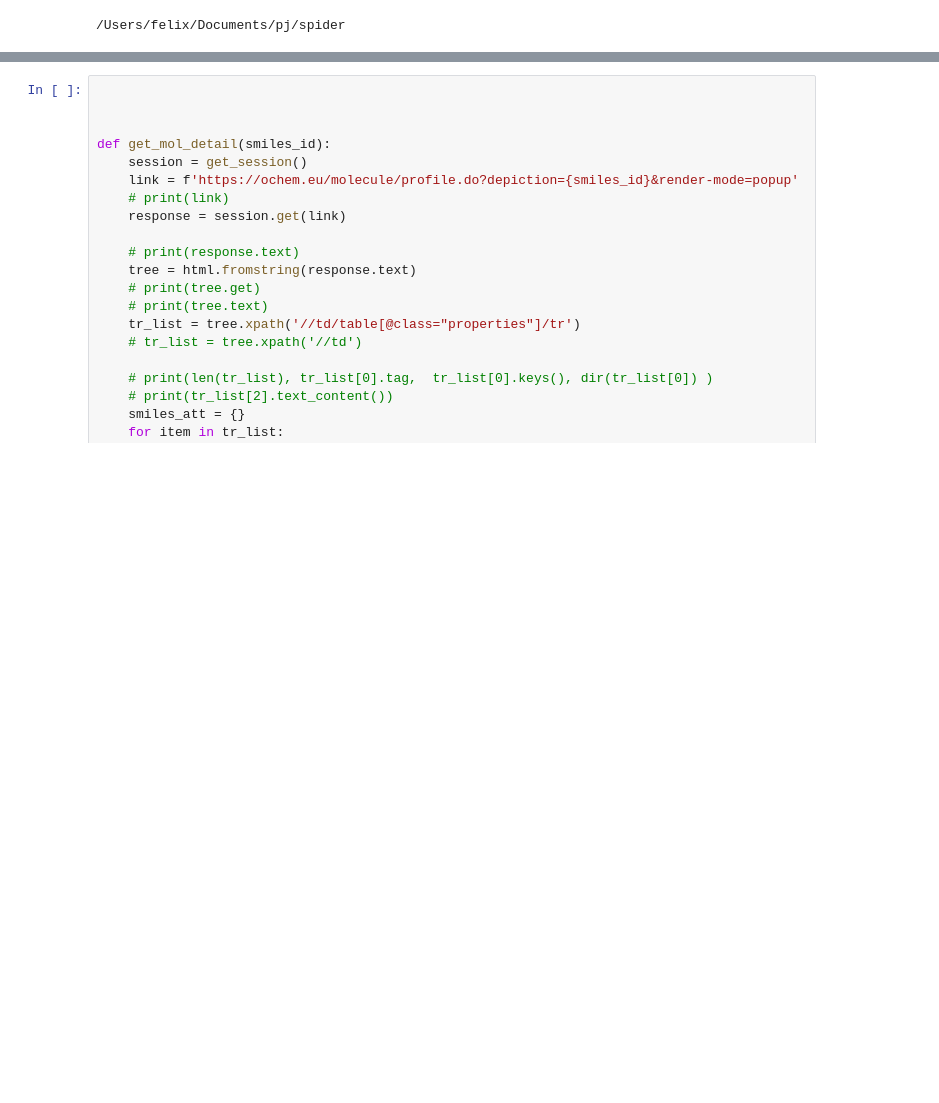
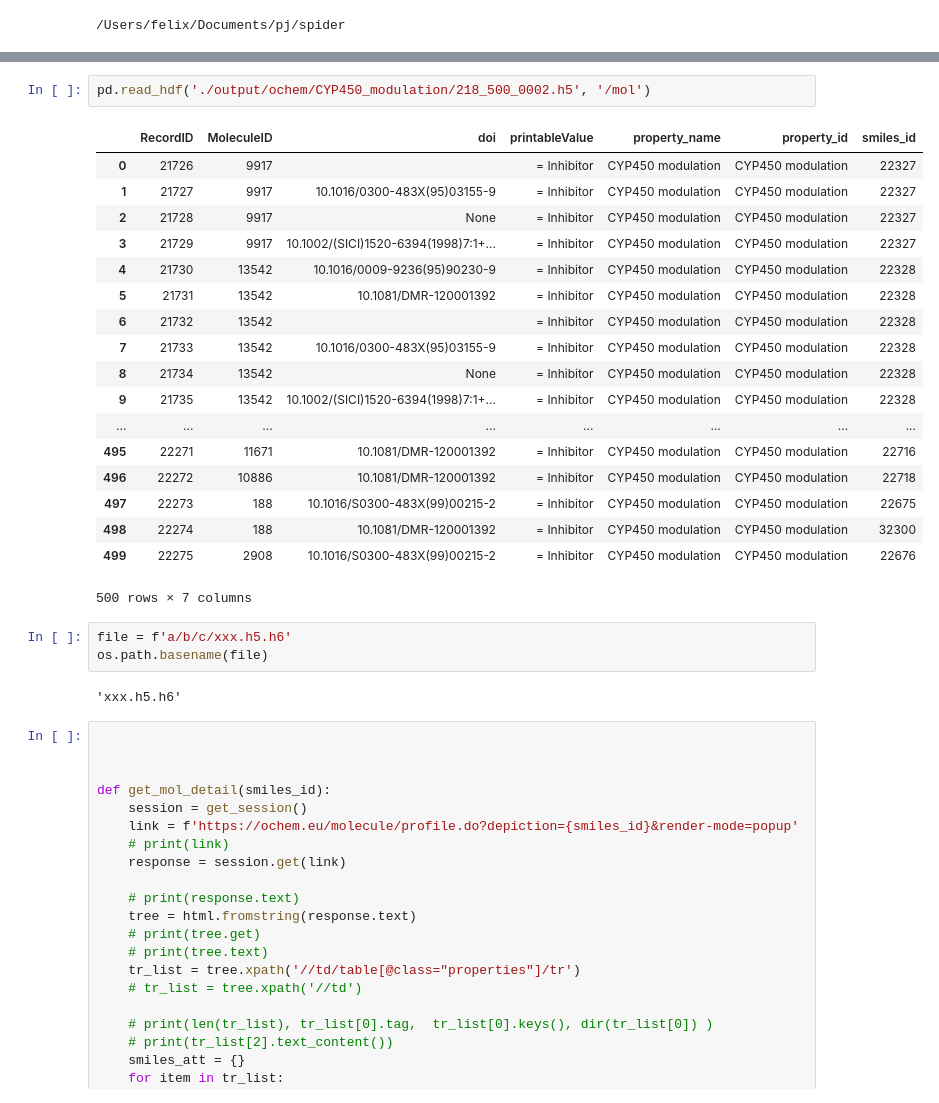
Before and after one commit to Flyfoxs/spider, a Jupyter notebook: notebook/ochem.ipynb, the cells around one changed output, grey strips where cells are left out. Cells and saved outputs as stored; diff of their text form; blank space fills up the shorter version.

```diff
--- a/notebook/ochem.ipynb
+++ b/notebook/ochem.ipynb
@@ -17,3 +102,29 @@ from core.ochem import *
+# %%
+pd.read_hdf('./output/ochem/CYP450_modulation/218_500_0002.h5', '/mol')
+# %% [output]
+|  | RecordID | MoleculeID | doi | printableValue | property_name | property_id | smiles_id |
+| 0 | 21726 | 9917 |  | = Inhibitor | CYP450 modulation | CYP450 modulation | 22327 |
+| 1 | 21727 | 9917 | 10.1016/0300-483X(95)03155-9 | = Inhibitor | CYP450 modulation | CYP450 modulation | 22327 |
+| 2 | 21728 | 9917 | None | = Inhibitor | CYP450 modulation | CYP450 modulation | 22327 |
+| 3 | 21729 | 9917 | 10.1002/(SICI)1520-6394(1998)7:1+... | = Inhibitor | CYP450 modulation | CYP450 modulation | 22327 |
+| 4 | 21730 | 13542 | 10.1016/0009-9236(95)90230-9 | = Inhibitor | CYP450 modulation | CYP450 modulation | 22328 |
+| 5 | 21731 | 13542 | 10.1081/DMR-120001392 | = Inhibitor | CYP450 modulation | CYP450 modulation | 22328 |
+| 6 | 21732 | 13542 |  | = Inhibitor | CYP450 modulation | CYP450 modulation | 22328 |
+| 7 | 21733 | 13542 | 10.1016/0300-483X(95)03155-9 | = Inhibitor | CYP450 modulation | CYP450 modulation | 22328 |
+| 8 | 21734 | 13542 | None | = Inhibitor | CYP450 modulation | CYP450 modulation | 22328 |
+| 9 | 21735 | 13542 | 10.1002/(SICI)1520-6394(1998)7:1+... | = Inhibitor | CYP450 modulation | CYP450 modulation | 22328 |
+| ... | ... | ... | ... | ... | ... | ... | ... |
+| 495 | 22271 | 11671 | 10.1081/DMR-120001392 | = Inhibitor | CYP450 modulation | CYP450 modulation | 22716 |
+| 496 | 22272 | 10886 | 10.1081/DMR-120001392 | = Inhibitor | CYP450 modulation | CYP450 modulation | 22718 |
+| 497 | 22273 | 188 | 10.1016/S0300-483X(99)00215-2 | = Inhibitor | CYP450 modulation | CYP450 modulation | 22675 |
+| 498 | 22274 | 188 | 10.1081/DMR-120001392 | = Inhibitor | CYP450 modulation | CYP450 modulation | 32300 |
+| 499 | 22275 | 2908 | 10.1016/S0300-483X(99)00215-2 | = Inhibitor | CYP450 modulation | CYP450 modulation | 22676 |
+500 rows × 7 columns
+# %%
+file = f'a/b/c/xxx.h5.h6'
+os.path.basename(file)
+# %% [output]
+'xxx.h5.h6'
 # %%
 
 
```
Also changed, not shown: parts of 6 cells of this notebook, 4 other files.
